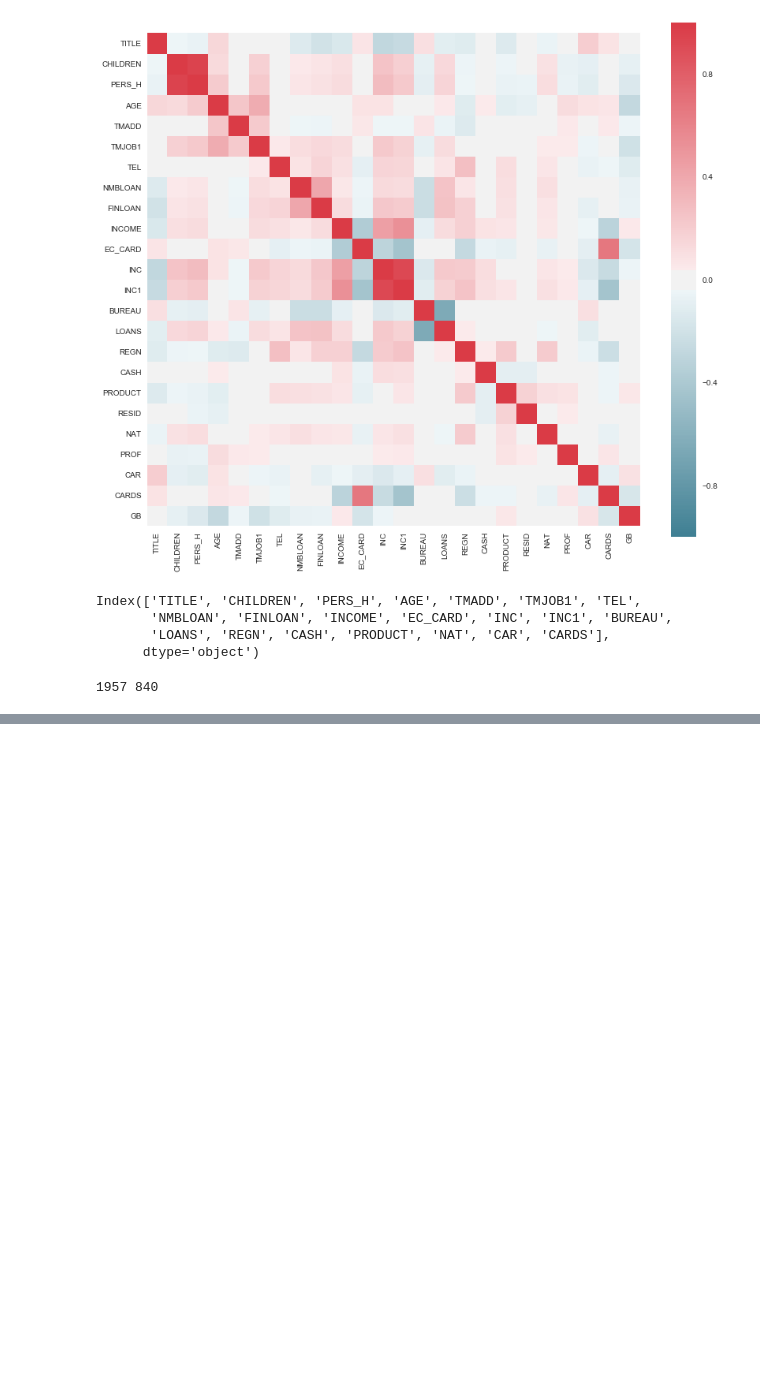
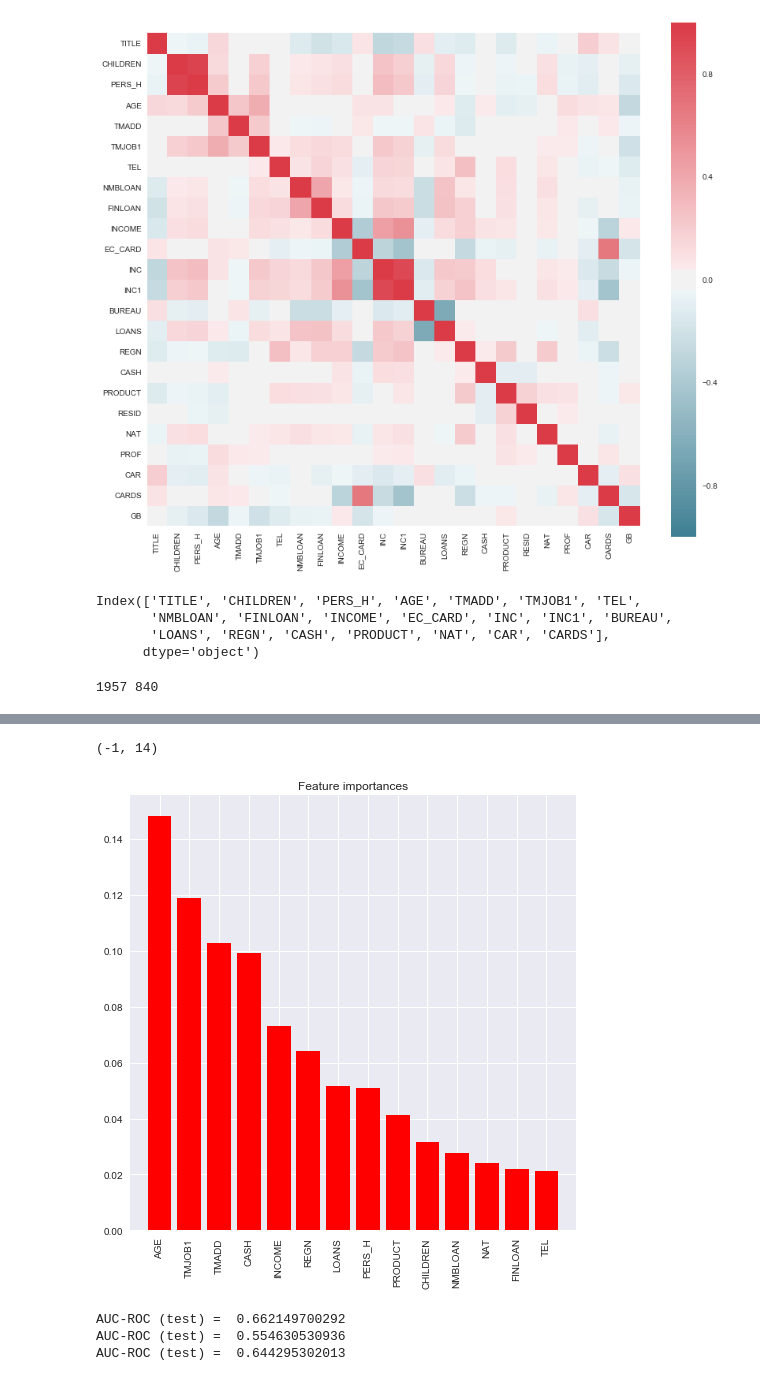
Before and after one commit to anastasiakaida/reliability-assessment, a Jupyter notebook: rel_borrower.ipynb, the cells around one changed output, grey strips where cells are left out. Saved outputs shown, nothing was run; the diff lists cells and outputs as text; code cells hidden in the pictures; blank space fills up the shorter version.

```diff
--- a/rel_borrower.ipynb
+++ b/rel_borrower.ipynb
@@ -418,3 +421,11 @@ N_test = X_test.shape[0]
 print(N_train, N_test)
 # %% [output]
 1957 840
+# %%
+knn = KNeighborsClassifier()
+knn.fit(X_train, y_train)
+
+y_test_predict = knn.predict(X_test)
+
+err_test = np.mean(y_test != y_test_predict)
+print(err_test)
@@ -420,0 +434,6 @@ print(N_train, N_test)
+# %%
+rf = ensemble.RandomForestClassifier(n_estimators=1000, oob_score=True, random_state=11)
+rf.fit(X_train, y_train)
+
+err_test = np.mean(y_test != rf.predict(X_test))
+print(err_test)
@@ -420,0 +450,7 @@ print(N_train, N_test)
+# %%
+importances = rf.feature_importances_
+indices = np.argsort(importances)[::-1]
+
+print("Feature importances:")
+for f, idx in enumerate(indices):
+    print("{:2d}. feature {:8s} ({:.4f})".format(f + 1, feature_names[idx], importances[idx]))
@@ -420,0 +475,18 @@ print(N_train, N_test)
+# %%
+d_first = 14
+plt.figure(figsize=(8, 8))
+plt.title("Feature importances")
+plt.bar(range(d_first), importances[indices[:d_first]], align='center', color='r')
+plt.xticks(range(d_first), np.array(feature_names)[indices[:d_first]], rotation=90)
+plt.xlim([-1, d_first])
+# %% [output]
+(-1, 14)
+[figure, added]
+# %%
+print("AUC-ROC (test) = ", roc_auc_score(y_test, rf.predict(X_test)))
+print("AUC-ROC (test) = ", roc_auc_score(y_test, knn.predict(X_test)))
+print("AUC-ROC (test) = ", roc_auc_score(y_test, gbt.predict(X_test)))
+# %% [output]
+AUC-ROC (test) =  0.662149700292
+AUC-ROC (test) =  0.554630530936
+AUC-ROC (test) =  0.644295302013
```
Also changed, not shown: parts of 5 cells of this notebook.
